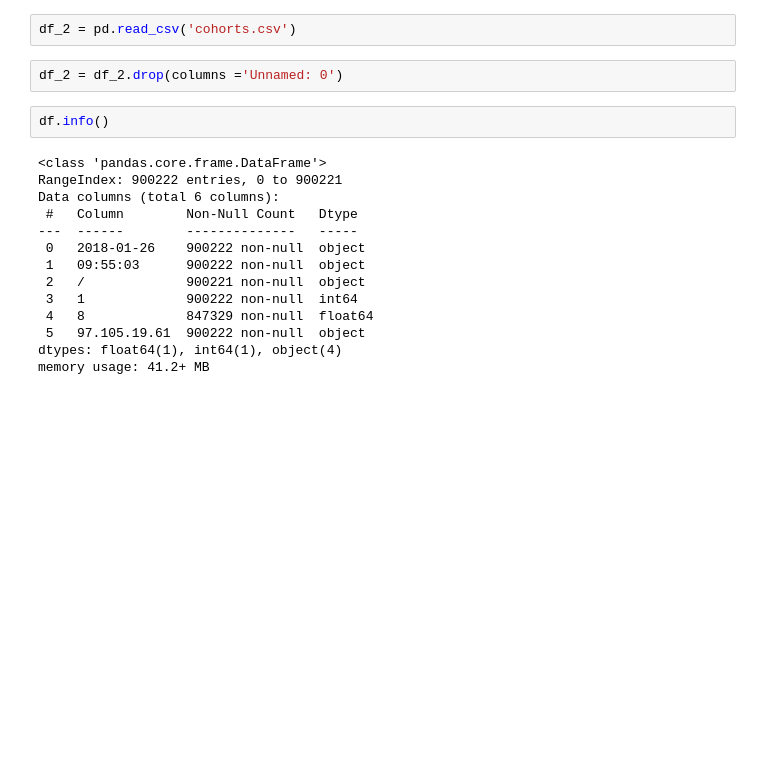
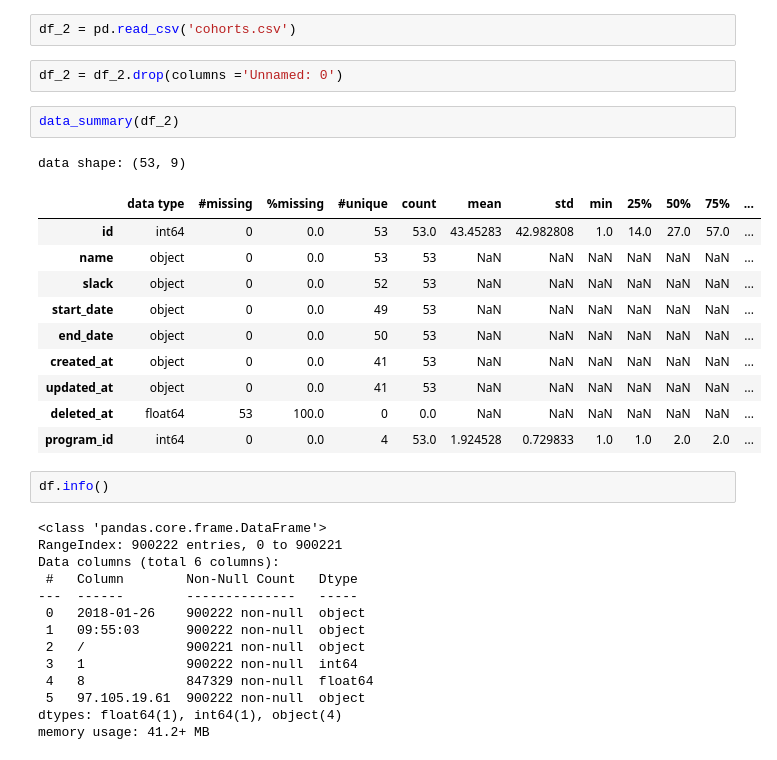
Before and after one commit to Anomaly-detection-project-RD/anomaly_detection, a Jupyter notebook: rosendo_anomaly_project.ipynb, the cells around one changed output. Saved outputs shown, nothing was run; the diff lists cells and outputs as text; blank space fills up the shorter version.

```diff
--- a/rosendo_anomaly_project.ipynb
+++ b/rosendo_anomaly_project.ipynb
@@ -22,6 +58,20 @@ acquire_logs()
 df_2 = pd.read_csv('cohorts.csv')
 # %%
 df_2 = df_2.drop(columns ='Unnamed: 0')
+# %%
+data_summary(df_2)
+# %% [output]
+data shape: (53, 9)
+|  | data type | #missing | %missing | #unique | count | mean | std | min | 25% | 50% | 75% | ... |
+| id | int64 | 0 | 0.0 | 53 | 53.0 | 43.45283 | 42.982808 | 1.0 | 14.0 | 27.0 | 57.0 | ... |
+| name | object | 0 | 0.0 | 53 | 53 | NaN | NaN | NaN | NaN | NaN | NaN | ... |
+| slack | object | 0 | 0.0 | 52 | 53 | NaN | NaN | NaN | NaN | NaN | NaN | ... |
+| start_date | object | 0 | 0.0 | 49 | 53 | NaN | NaN | NaN | NaN | NaN | NaN | ... |
+| end_date | object | 0 | 0.0 | 50 | 53 | NaN | NaN | NaN | NaN | NaN | NaN | ... |
+| created_at | object | 0 | 0.0 | 41 | 53 | NaN | NaN | NaN | NaN | NaN | NaN | ... |
+| updated_at | object | 0 | 0.0 | 41 | 53 | NaN | NaN | NaN | NaN | NaN | NaN | ... |
+| deleted_at | float64 | 53 | 100.0 | 0 | 0.0 | NaN | NaN | NaN | NaN | NaN | NaN | ... |
+| program_id | int64 | 0 | 0.0 | 4 | 53.0 | 1.924528 | 0.729833 | 1.0 | 1.0 | 2.0 | 2.0 | ... |
 # %%
 df.info()
 # %% [output]
```
Also changed, not shown: parts of 12 cells of this notebook, 1 other file.
